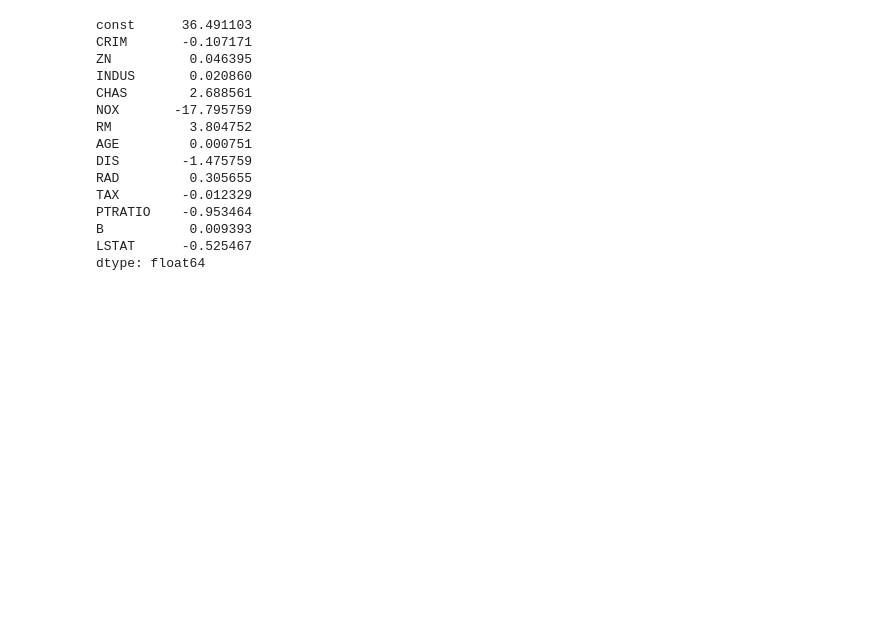
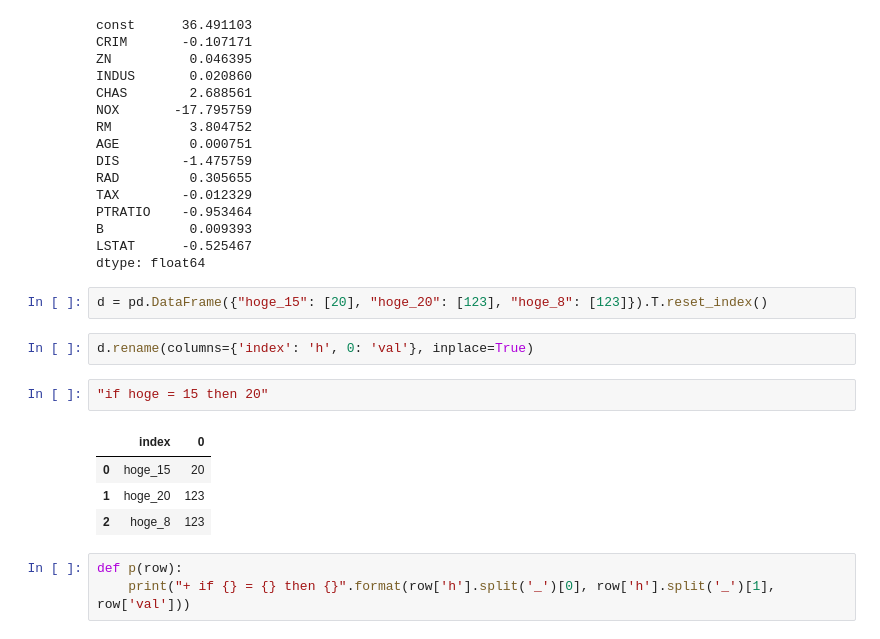
Before and after one commit to SamuraiT/linearRegression, a Jupyter notebook: 回帰分析_WITH_STATS.ipynb, the cells around one changed output. Drawn from its saved outputs; the diff is of its cells as text; blank space fills up the shorter version.

```diff
--- a/回帰分析_WITH_STATS.ipynb
+++ b/回帰分析_WITH_STATS.ipynb
@@ -215,3 +215,17 @@ PTRATIO    -0.953464
 B           0.009393
 LSTAT      -0.525467
 dtype: float64
+# %%
+d = pd.DataFrame({"hoge_15": [20], "hoge_20": [123], "hoge_8": [123]}).T.reset_index()
+# %%
+d.rename(columns={'index': 'h', 0: 'val'}, inplace=True)
+# %%
+"if hoge = 15 then 20"
+# %% [output]
+|  | index | 0 |
+| 0 | hoge_15 | 20 |
+| 1 | hoge_20 | 123 |
+| 2 | hoge_8 | 123 |
+# %%
+def p(row):
+    print("+ if {} = {} then {}".format(row['h'].split('_')[0], row['h'].split('_')[1], row['val']))
```
Also changed, not shown: parts of 2 cells of this notebook.
